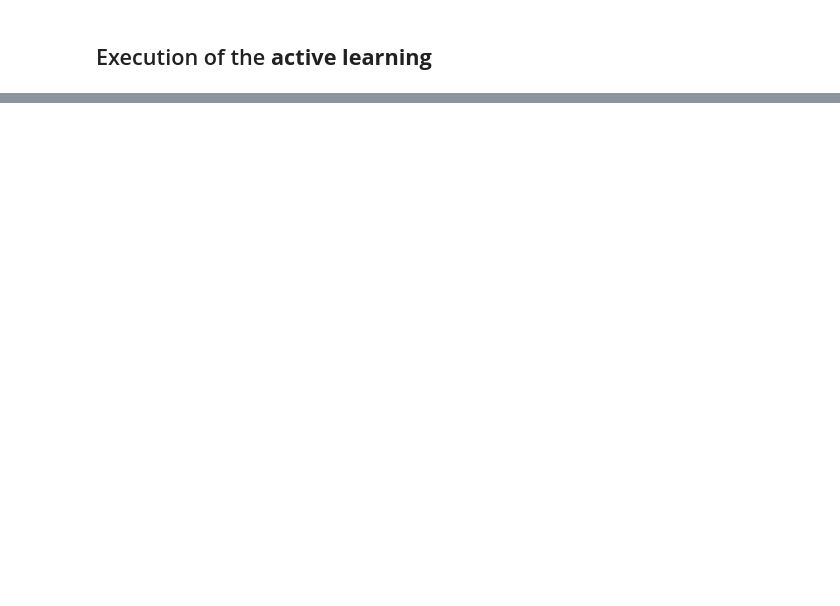
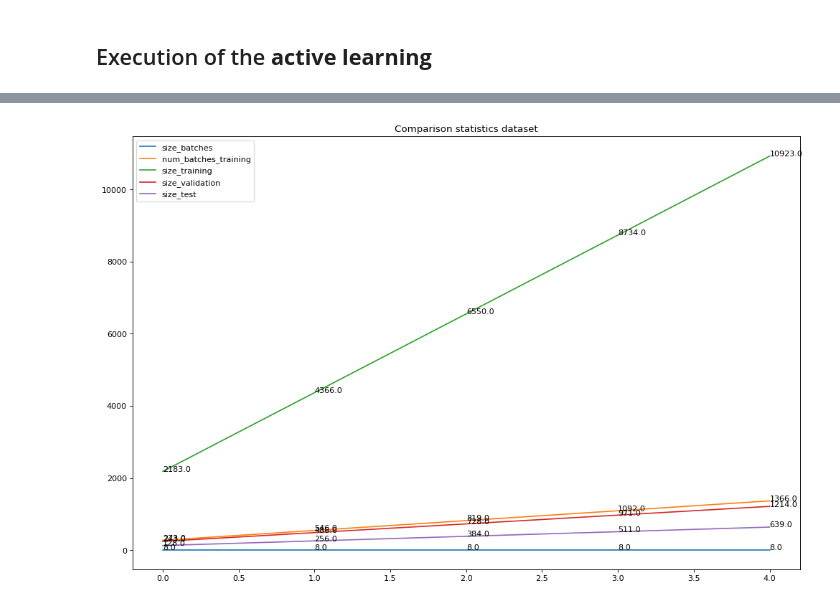
Before and after one commit to IsaacOlguin/AutomatedTraumaDetectionInGCT, a Jupyter notebook: 06_ActiveLearning.ipynb, the cells around one changed output, grey strips where cells are left out. Saved outputs shown, nothing was run; the diff lists cells and outputs as text; code cells hidden in the pictures; blank space fills up the shorter version.

Commit message:
Analysis of metrics. Active learning 5 & 10 splits. Implement. for ploting

```diff
--- a/06_ActiveLearning.ipynb
+++ b/06_ActiveLearning.ipynb
@@ -62,0 +132,3 @@ DEBUG:__main__:=================================================================
+# %%
+df_5_split = get_df_statistics_set_up(_5_split_dataset_statistics, _5_split_set_up_models)
+df_5_split
@@ -62,0 +153,9 @@ DEBUG:__main__:=================================================================
+# %%
+#df_5_split.columns
+columns_of_interest = ["size_batches", "num_batches_training", "size_training",
+                       "size_validation", "size_test"]
+draw_statistics_spec_epoch(df_5_split, columns_of_interest, epoch=3,
+                           withLabelsInPlot=True, _title="Comparison statistics dataset",
+                           showPlot=True, showScatter=True)
+# %% [output]
+[figure, added]
```
Also changed, not shown: parts of 17 cells of this notebook.
